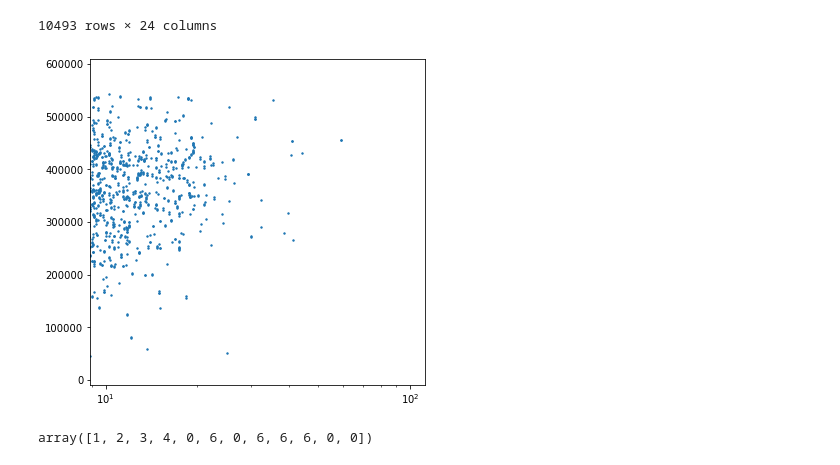
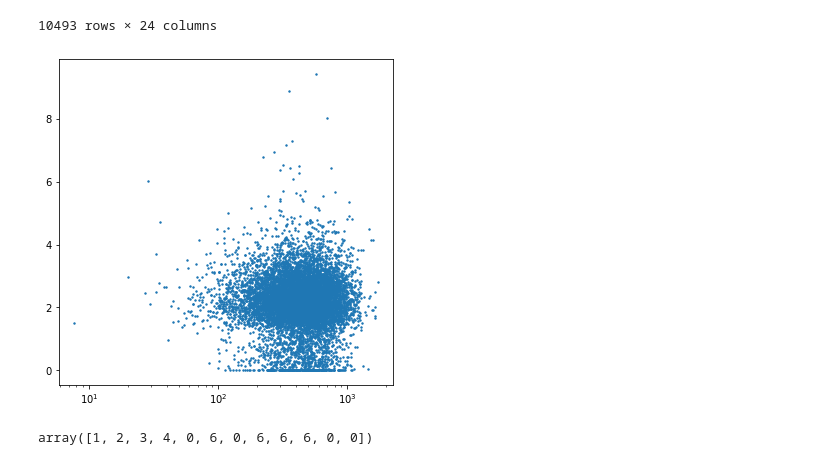
Before and after one commit to antolonappan/kSZscaler, a Jupyter notebook: Notebooks/dist.ipynb, the cells around one changed output. Drawn from its saved outputs; the diff is of its cells as text; code cells hidden in the pictures.

```diff
--- a/Notebooks/dist.ipynb
+++ b/Notebooks/dist.ipynb
@@ -50,11 +102,11 @@ dis.dataframe
 10493 rows × 24 columns
 # %%
 plt.figure(figsize=(6,6))
-r = np.sqrt(dis.dataframe['x[kpc/h]']**2+dis.dataframe['y[kpc/h]']**2+dis.dataframe['z[kpc/h]']**2)
-plt.scatter(dis.dataframe['no_g_dens'],r,s=2)
+r = np.sqrt(dis.dataframe['vx[km/s]']**2+dis.dataframe['vy[km/s]']**2+dis.dataframe['vz[km/s]']**2)
+plt.scatter(r,dis.dataframe['mass_g_dens'],s=2)
 plt.xscale('log')
 # %% [output]
-[figure, old version]
+[figure, new version]
 # %%
 import numpy as np
 # %%
```
Also changed, not shown: parts of 13 cells of this notebook, 1 other file.
